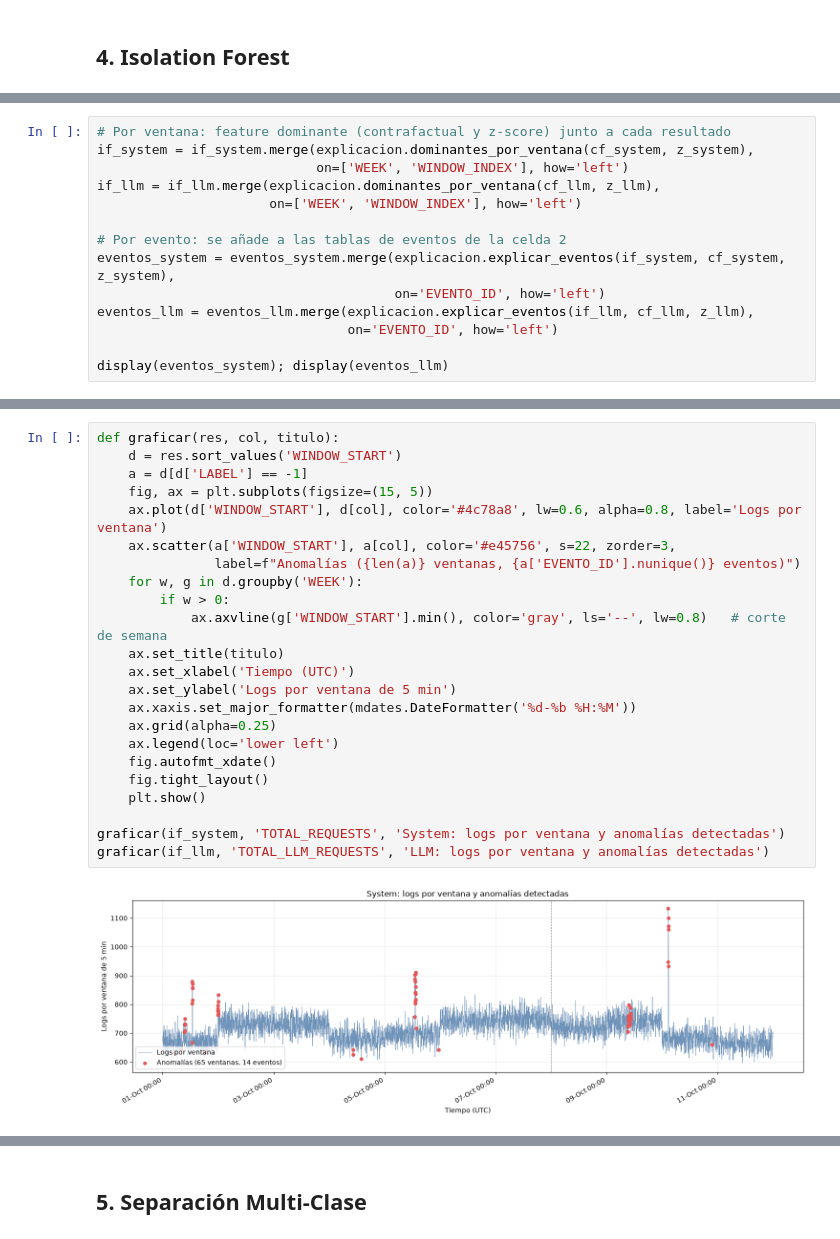
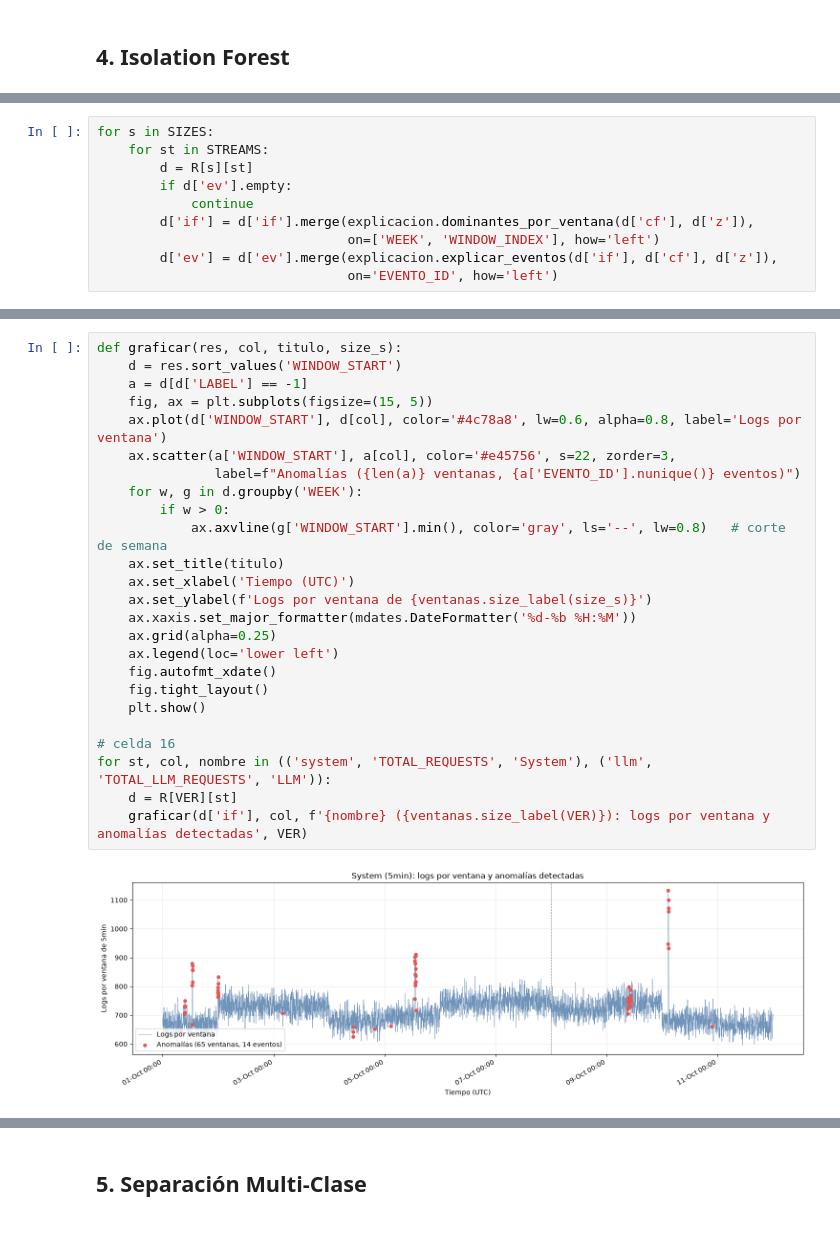
Before and after one commit to cr0ssd/RetoSAP, a Jupyter notebook: sandbox/demo_pipeline_adrian.ipynb, the cells around one changed output, grey strips where cells are left out. Drawn from its saved outputs; the diff is of its cells as text.

```diff
--- a/sandbox/demo_pipeline_adrian.ipynb
+++ b/sandbox/demo_pipeline_adrian.ipynb
@@ -224,14 +235,10 @@ LLM:    anomalías = 65 | eventos = 60
 # %%
-# Por ventana: feature dominante (contrafactual y z-score) junto a cada resultado
-if_system = if_system.merge(explicacion.dominantes_por_ventana(cf_system, z_system),
-                            on=['WEEK', 'WINDOW_INDEX'], how='left')
-if_llm = if_llm.merge(explicacion.dominantes_por_ventana(cf_llm, z_llm),
-                      on=['WEEK', 'WINDOW_INDEX'], how='left')
-
-# Por evento: se añade a las tablas de eventos de la celda 2
-eventos_system = eventos_system.merge(explicacion.explicar_eventos(if_system, cf_system, z_system),
-                                      on='EVENTO_ID', how='left')
-eventos_llm = eventos_llm.merge(explicacion.explicar_eventos(if_llm, cf_llm, z_llm),
+for s in SIZES:
+    for st in STREAMS:
+        d = R[s][st]
+        if d['ev'].empty:
+            continue
+        d['if'] = d['if'].merge(explicacion.dominantes_por_ventana(d['cf'], d['z']),
+                                on=['WEEK', 'WINDOW_INDEX'], how='left')
+        d['ev'] = d['ev'].merge(explicacion.explicar_eventos(d['if'], d['cf'], d['z']),
                                 on='EVENTO_ID', how='left')
-
-display(eventos_system); display(eventos_llm)
@@ -348,25 +351,27 @@ System: (58, 29) | LLM: (0, 20)
 # %%
-def graficar(res, col, titulo):
+def graficar(res, col, titulo, size_s):
     d = res.sort_values('WINDOW_START')
     a = d[d['LABEL'] == -1]
     fig, ax = plt.subplots(figsize=(15, 5))
     ax.plot(d['WINDOW_START'], d[col], color='#4c78a8', lw=0.6, alpha=0.8, label='Logs por ventana')
     ax.scatter(a['WINDOW_START'], a[col], color='#e45756', s=22, zorder=3,
                label=f"Anomalías ({len(a)} ventanas, {a['EVENTO_ID'].nunique()} eventos)")
     for w, g in d.groupby('WEEK'):
         if w > 0:
             ax.axvline(g['WINDOW_START'].min(), color='gray', ls='--', lw=0.8)   # corte de semana
     ax.set_title(titulo)
     ax.set_xlabel('Tiempo (UTC)')
-    ax.set_ylabel('Logs por ventana de 5 min')
+    ax.set_ylabel(f'Logs por ventana de {ventanas.size_label(size_s)}')
     ax.xaxis.set_major_formatter(mdates.DateFormatter('%d-%b %H:%M'))
     ax.grid(alpha=0.25)
     ax.legend(loc='lower left')
     fig.autofmt_xdate()
     fig.tight_layout()
     plt.show()
 
-graficar(if_system, 'TOTAL_REQUESTS', 'System: logs por ventana y anomalías detectadas')
-graficar(if_llm, 'TOTAL_LLM_REQUESTS', 'LLM: logs por ventana y anomalías detectadas')
+# celda 16
+for st, col, nombre in (('system', 'TOTAL_REQUESTS', 'System'), ('llm', 'TOTAL_LLM_REQUESTS', 'LLM')):
+    d = R[VER][st]
+    graficar(d['if'], col, f'{nombre} ({ventanas.size_label(VER)}): logs por ventana y anomalías detectadas', VER)
 # %% [output]
-[figure, old version]
+[figure, new version]
```
Also changed, not shown: parts of 11 cells of this notebook, 1 other file.
